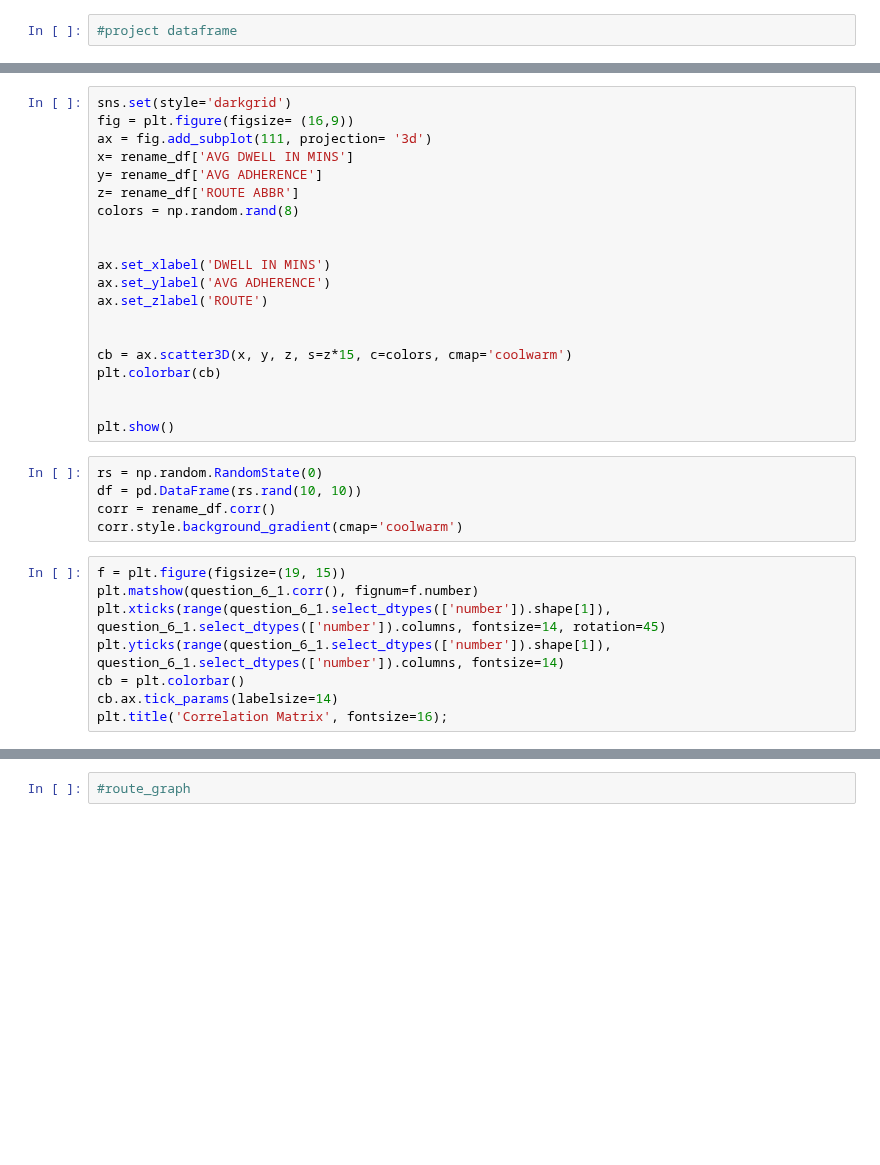
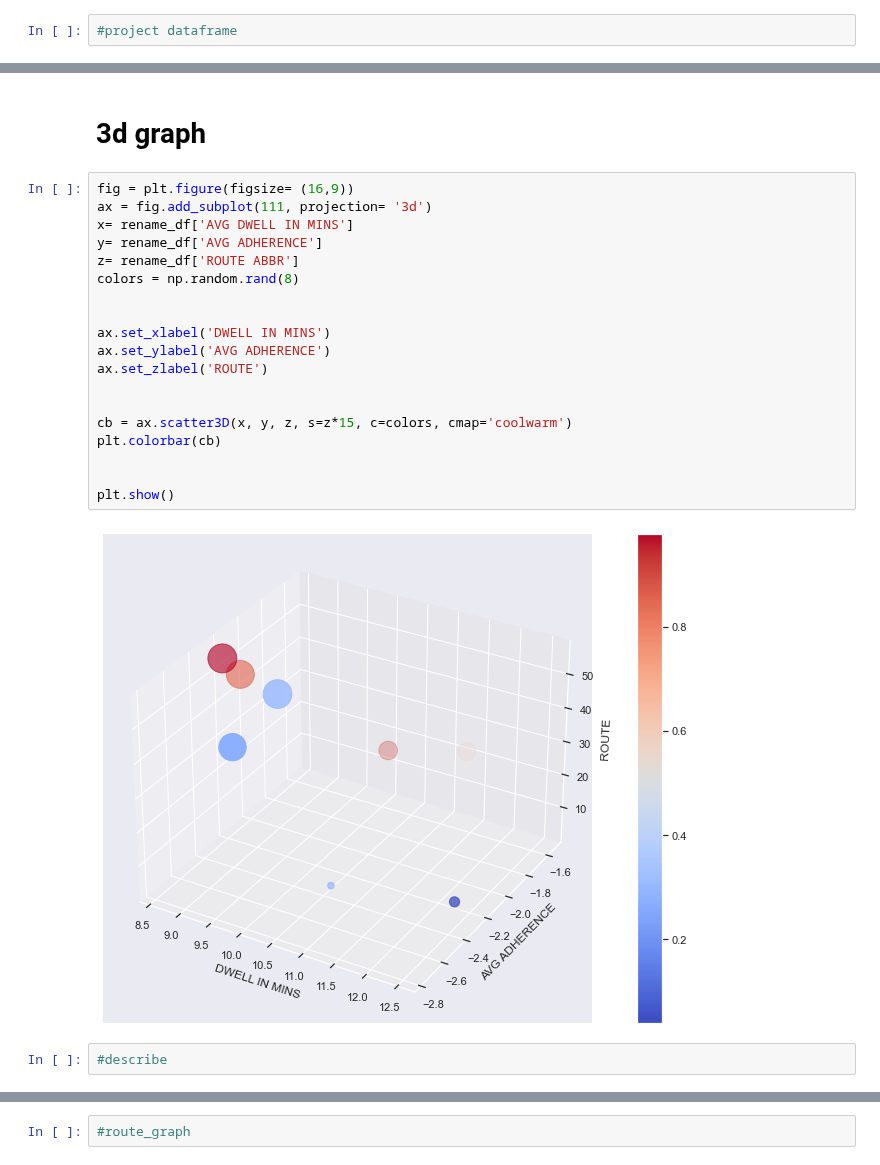
Before and after one commit to NSS-Data-Analytics-Cohort-7/wego-shut_up_and_take_my_query, a Jupyter notebook: WeGo/notebooks/Untitled1.ipynb, the cells around one changed output, grey strips where cells are left out. Drawn from its saved outputs; the diff is of its cells as text; blank space fills up the shorter version.

```diff
--- a/WeGo/notebooks/Untitled1.ipynb
+++ b/WeGo/notebooks/Untitled1.ipynb
@@ -61,36 +180,28 @@ rename_df
+# %% [markdown]
+# 3d graph
 # %%
-sns.set(style='darkgrid')
 fig = plt.figure(figsize= (16,9))
 ax = fig.add_subplot(111, projection= '3d')
 x= rename_df['AVG DWELL IN MINS']
 y= rename_df['AVG ADHERENCE']
 z= rename_df['ROUTE ABBR']
 colors = np.random.rand(8)
 
 
 ax.set_xlabel('DWELL IN MINS')
 ax.set_ylabel('AVG ADHERENCE')
 ax.set_zlabel('ROUTE')
 
 
 cb = ax.scatter3D(x, y, z, s=z*15, c=colors, cmap='coolwarm')
 plt.colorbar(cb)
 
 
 plt.show()
+# %% [output]
+[figure, added]
-# %%
-rs = np.random.RandomState(0)
-df = pd.DataFrame(rs.rand(10, 10))
-corr = rename_df.corr()
-corr.style.background_gradient(cmap='coolwarm')
-# %%
-f = plt.figure(figsize=(19, 15))
-plt.matshow(question_6_1.corr(), fignum=f.number)
-plt.xticks(range(question_6_1.select_dtypes(['number']).shape[1]), question_6_1.select_dtypes(['number']).columns, fontsize=14, rotation=45)
-plt.yticks(range(question_6_1.select_dtypes(['number']).shape[1]), question_6_1.select_dtypes(['number']).columns, fontsize=14)
-cb = plt.colorbar()
-cb.ax.tick_params(labelsize=14)
-plt.title('Correlation Matrix', fontsize=16);
+# %%
+#describe
 # %%
 describe= rename_df.describe()
 describe
```
Also changed, not shown: parts of 31 cells of this notebook.
